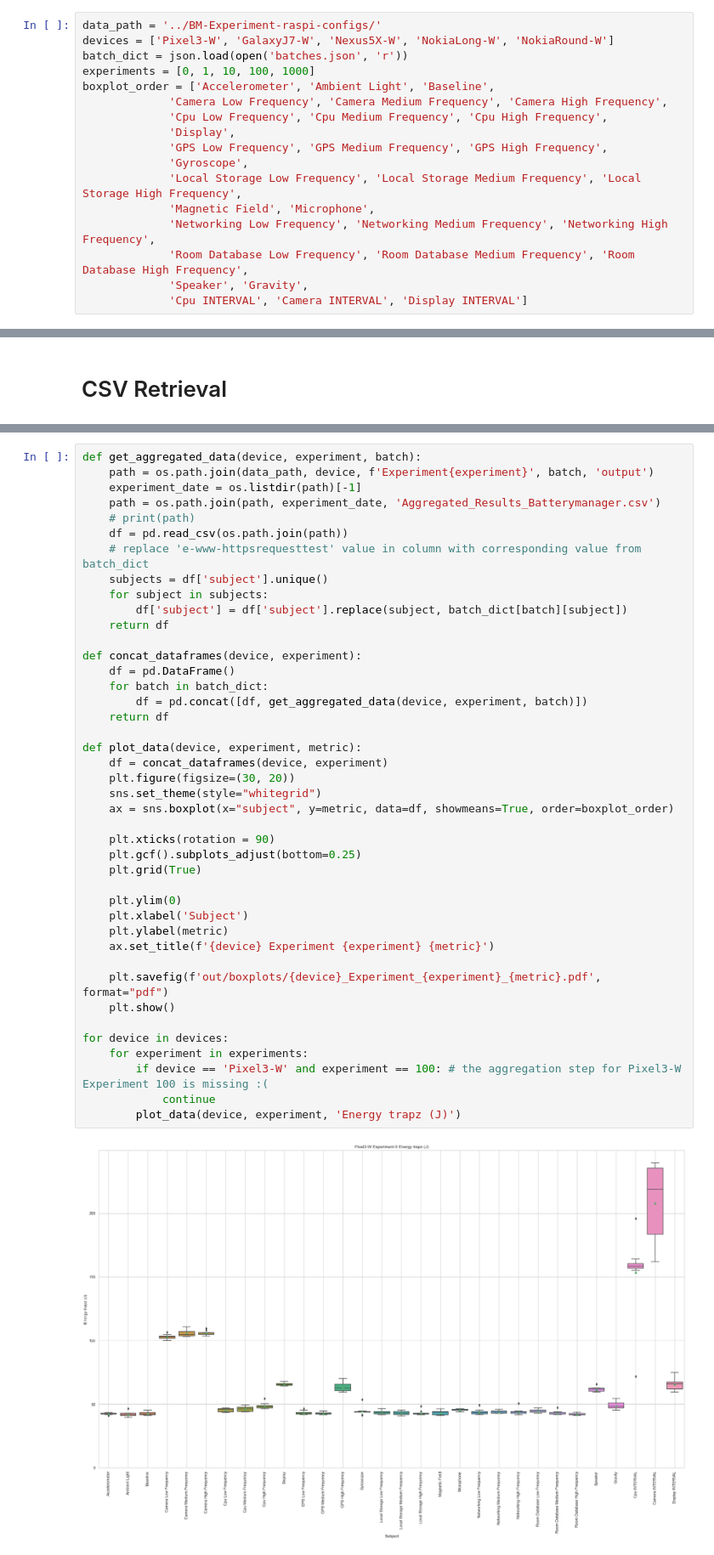
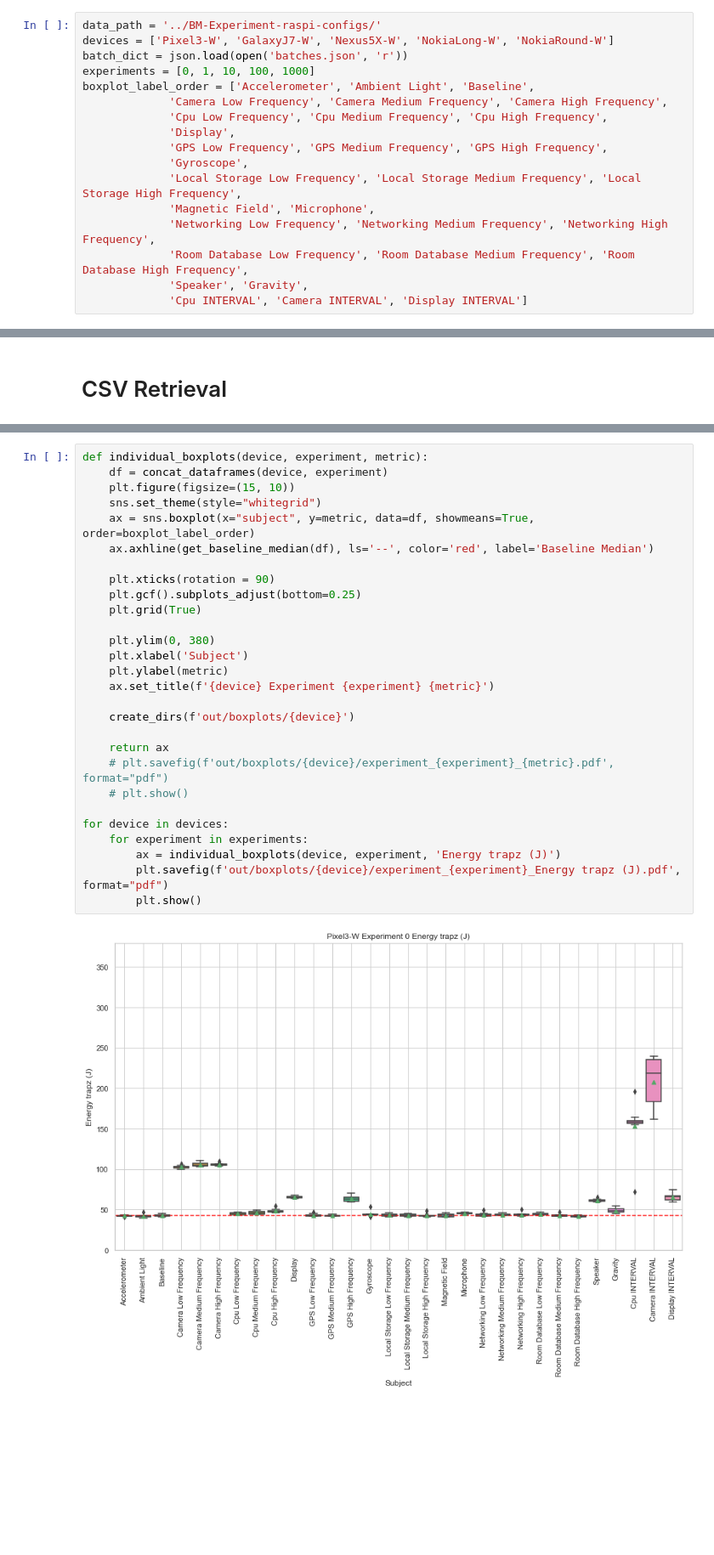
Before and after one commit to S2-group/battery-manager-ar-plugin-evaluation, a Jupyter notebook: analysis.ipynb, the cells around one changed output, grey strips where cells are left out. Shown at 85% size. Saved outputs shown, nothing was run; the diff lists cells and outputs as text; blank space fills up the shorter version.

Commit message:
boxplots done

```diff
--- a/analysis.ipynb
+++ b/analysis.ipynb
@@ -13,7 +13,7 @@ data_path = '../BM-Experiment-raspi-configs/'
 devices = ['Pixel3-W', 'GalaxyJ7-W', 'Nexus5X-W', 'NokiaLong-W', 'NokiaRound-W']
 batch_dict = json.load(open('batches.json', 'r'))
 experiments = [0, 1, 10, 100, 1000]
-boxplot_order = ['Accelerometer', 'Ambient Light', 'Baseline',
+boxplot_label_order = ['Accelerometer', 'Ambient Light', 'Baseline',
              'Camera Low Frequency', 'Camera Medium Frequency', 'Camera High Frequency',
              'Cpu Low Frequency', 'Cpu Medium Frequency', 'Cpu High Frequency',
              'Display',
@@ -34,44 +61,30 @@ batch_dict['batch1']['e-www-cameratest']
 # %%
-def get_aggregated_data(device, experiment, batch):
-    path = os.path.join(data_path, device, f'Experiment{experiment}', batch, 'output')
-    experiment_date = os.listdir(path)[-1]
-    path = os.path.join(path, experiment_date, 'Aggregated_Results_Batterymanager.csv')
-    # print(path)
-    df = pd.read_csv(os.path.join(path))
-    # replace 'e-www-httpsrequesttest' value in column with corresponding value from batch_dict
-    subjects = df['subject'].unique()
-    for subject in subjects:
-        df['subject'] = df['subject'].replace(subject, batch_dict[batch][subject])
-    return df
-
-def concat_dataframes(device, experiment):
-    df = pd.DataFrame()
-    for batch in batch_dict:
-        df = pd.concat([df, get_aggregated_data(device, experiment, batch)])
-    return df
-
-def plot_data(device, experiment, metric):
+def individual_boxplots(device, experiment, metric):
     df = concat_dataframes(device, experiment)
-    plt.figure(figsize=(30, 20))
+    plt.figure(figsize=(15, 10))
     sns.set_theme(style="whitegrid")
-    ax = sns.boxplot(x="subject", y=metric, data=df, showmeans=True, order=boxplot_order)
+    ax = sns.boxplot(x="subject", y=metric, data=df, showmeans=True, order=boxplot_label_order)
+    ax.axhline(get_baseline_median(df), ls='--', color='red', label='Baseline Median')
 
     plt.xticks(rotation = 90)
     plt.gcf().subplots_adjust(bottom=0.25)
     plt.grid(True)
 
-    plt.ylim(0)
+    plt.ylim(0, 380)
     plt.xlabel('Subject')
     plt.ylabel(metric)
     ax.set_title(f'{device} Experiment {experiment} {metric}')
 
-    plt.savefig(f'out/boxplots/{device}_Experiment_{experiment}_{metric}.pdf', format="pdf")
-    plt.show()
+    create_dirs(f'out/boxplots/{device}')
+
+    return ax
+    # plt.savefig(f'out/boxplots/{device}/experiment_{experiment}_{metric}.pdf', format="pdf")
+    # plt.show()
 
 for device in devices:
     for experiment in experiments:
-        if device == 'Pixel3-W' and experiment == 100: # the aggregation step for Pixel3-W Experiment 100 is missing :(
-            continue
-        plot_data(device, experiment, 'Energy trapz (J)')
+        ax = individual_boxplots(device, experiment, 'Energy trapz (J)')
+        plt.savefig(f'out/boxplots/{device}/experiment_{experiment}_Energy trapz (J).pdf', format="pdf")
+        plt.show()
 # %% [output]
-[figure, old version]
+[figure, new version]
```
Also changed, not shown: parts of 7 cells of this notebook, 51 other files.
